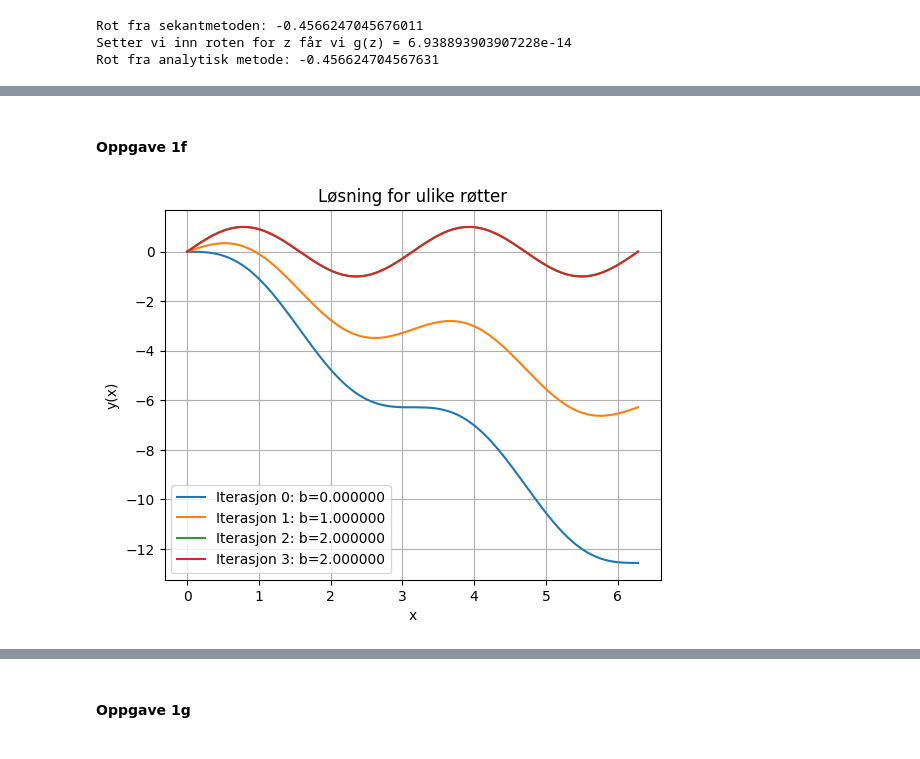
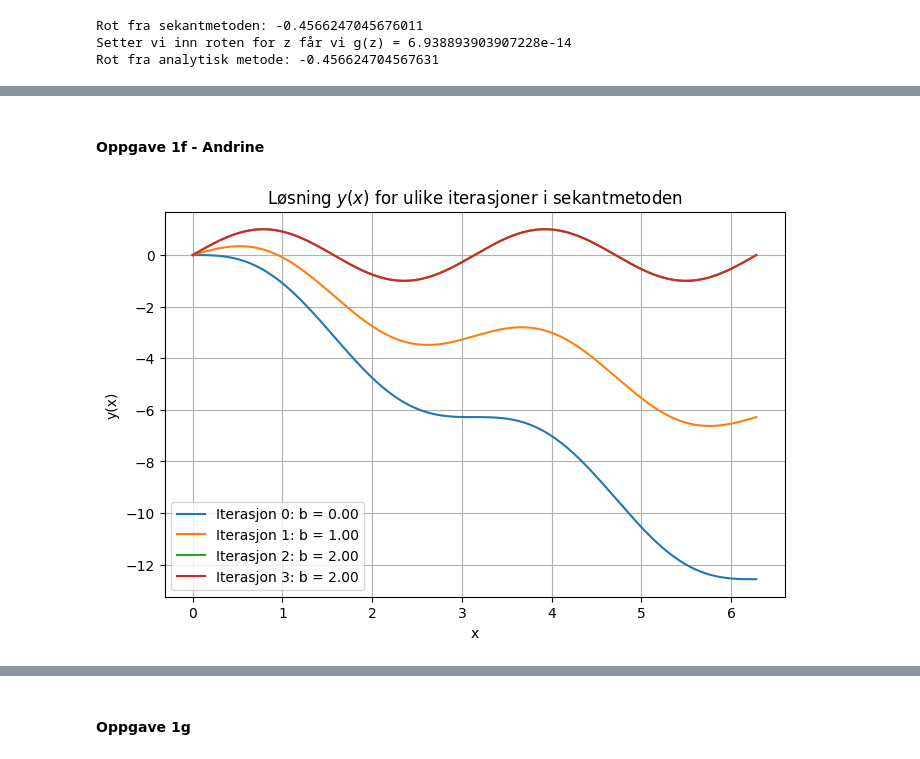
Before and after one commit to selmaberg05/TMA4320-Prosjekt3-gruppe-Andrihol-Emilyan-Selmahbe, a Jupyter notebook: Prosjekt3.ipynb, the cells around one changed output, grey strips where cells are left out. Cells and saved outputs as stored; diff of their text form; code cells hidden in the pictures.

```diff
--- a/Prosjekt3.ipynb
+++ b/Prosjekt3.ipynb
@@ -183,15 +240,18 @@ I koden er secantfunksjonen implementert for å finne roten av en funksjon g. Te
 # %% [markdown]
-#### Oppgave 1f
+#### Oppgave 1f - Andrine
 # %%
+# Sekantmetoden for å finne roten til en funksjon g
 def secant_new(g, z0, z1, tol, max_iter=1000):
-    roots = [z0, z1]
+    roots = [z0, z1]   # lagrer alle approksimasjoner til roten
     z_nm2 = z0
     z_nm1 = z1
 
     for i in range(max_iter):
+        # Sekantformelen
         zn = (z_nm2 * g(z_nm1) - z_nm1 * g(z_nm2)) / (g(z_nm1) - g(z_nm2))
         roots.append(zn)
 
+        # Stopper når to påfølgende approksimasjoner er nær hverandre
         if abs(z_nm1 - zn) < tol:
             return roots
 
@@ -200,36 +260,45 @@ def secant_new(g, z0, z1, tol, max_iter=1000):
 
     raise ValueError("Konvergerer ikke")
 
+# Funksjon som løser initialverdiproblemet for en gitt verdi av b = y'(0)
+# og returnerer sluttverdien y(xend)
 def bvp(b, x0, xend, f, h0, tol, alpha):
     y_init = np.array([0.0, b], dtype=float)
     X, Y, stats = rk(x0, xend, y_init, f, h0, tol, alpha)
     return Y[-1, 0]
 
+# Parametere for problemet
 x0 = 0.0
-y0 = np.array([0.0, 1],dtype=float )
+y0 = np.array([0.0, 1.0], dtype=float)
 xend = 2 * np.pi
 alpha = 0.8
 tol = 1e-7
 h0 = 0.1
 
+# Funksjonen vi vil finne roten til:
+# g(b) = y_b(xend), der vi ønsker g(b) = 0
 g = lambda b: bvp(b, x0, xend, f, h0, tol, alpha)
 
+# To startgjetninger for sekantmetoden
 b0 = 0.0
 b1 = 1.0
 
+# Finner alle approksimasjonene til roten
 roots = secant_new(g, b0, b1, tol, max_iter=1000)
 
+# Plotter løsningen y(x) for hver iterasjon i sekantmetoden
+plt.figure(figsize=(8, 5))
 for i, b in enumerate(roots):
     y_init = np.array([0.0, b], dtype=float)
     X, Y, stats = rk(x0, xend, y_init, f, h0, tol, alpha)
-    plt.plot(X, Y[:, 0], label=f"Iterasjon {i}: b={b:.6f}")
+    plt.plot(X, Y[:, 0], label=f"Iterasjon {i}: b = {b:.2f}")
 
 plt.legend()
-plt.title("Løsning for ulike røtter")
+plt.title("Løsning $y(x)$ for ulike iterasjoner i sekantmetoden")
 plt.xlabel("x")
 plt.ylabel("y(x)")
 plt.grid()
 plt.show()
 # %% [output]
-[figure, old version]
+[figure, new version]
 # %% [markdown]
```
Also changed, not shown: parts of 16 cells of this notebook.
